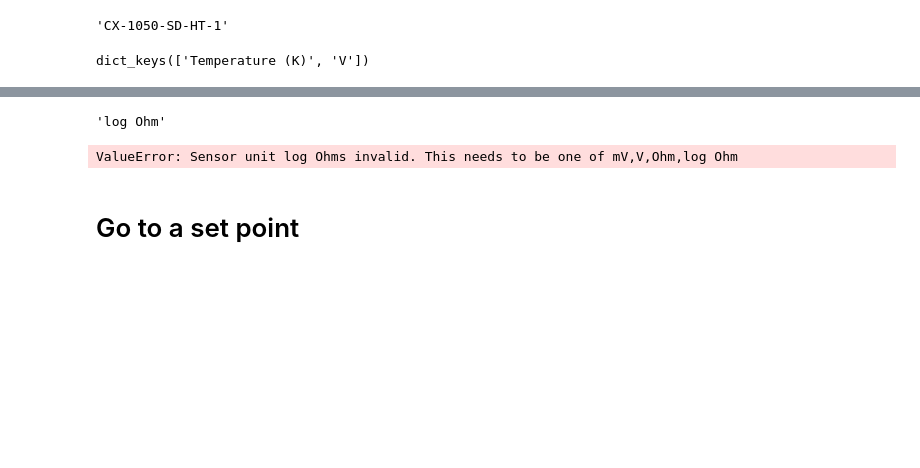
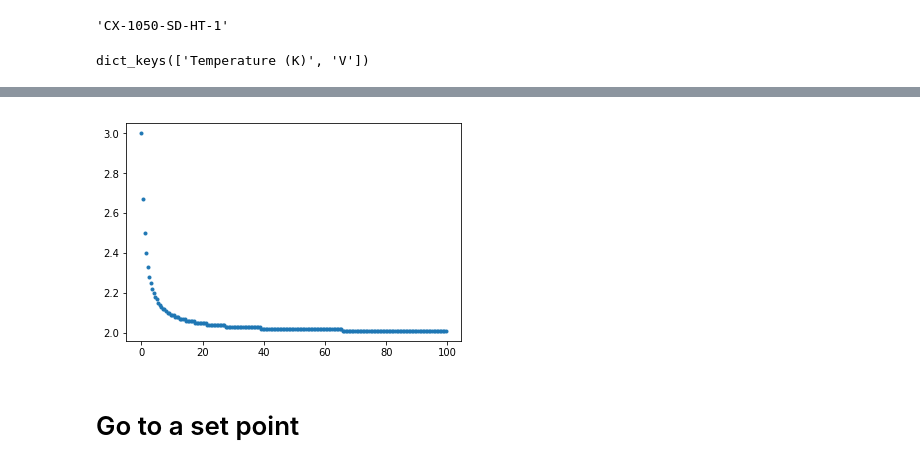
Before and after one commit to aa8919aa3/Qcodes, a Jupyter notebook: docs/examples/driver_examples/Qcodes example with Lakeshore 325.ipynb, the cells around one changed output, grey strips where cells are left out. Drawn from its saved outputs; the diff is of its cells as text; code cells hidden in the pictures; blank space fills up the shorter version.

```diff
--- a/docs/examples/driver_examples/Qcodes example with Lakeshore 325.ipynb
+++ b/docs/examples/driver_examples/Qcodes example with Lakeshore 325.ipynb
@@ -56,0 +60,3 @@ Model_325_Curve.validate_datadict({"Temperature (K)": [], "V": []})
+# %%
+curve1.format("log Ohm/K")
+curve1.set_data(new_data)
@@ -57,11 +67,10 @@ Model_325_Curve.validate_datadict({"Temperature (K)": [], "V": []})
+# %%
+curve1_data = curve1.get_data()
 # %%
-Model_325_Curve.validate_datadict({"Temperature (K)": [], "log Ohm": []})
+plt.plot(curve1_data["Temperature (K)"], curve1_data['log Ohm'], '.')
+plt.show()
 # %% [output]
-'log Ohm'
+[figure, added]
-# %%
-Model_325_Curve.validate_datadict({"Temperature (K)": [], "log Ohms": []})
-# %% [output]
-ValueError: Sensor unit log Ohms invalid. This needs to be one of mV,V,Ohm,log Ohm
 # %% [markdown]
 # Go to a set point
 # %%
```
Also changed, not shown: parts of 9 cells of this notebook, 1 other file.
